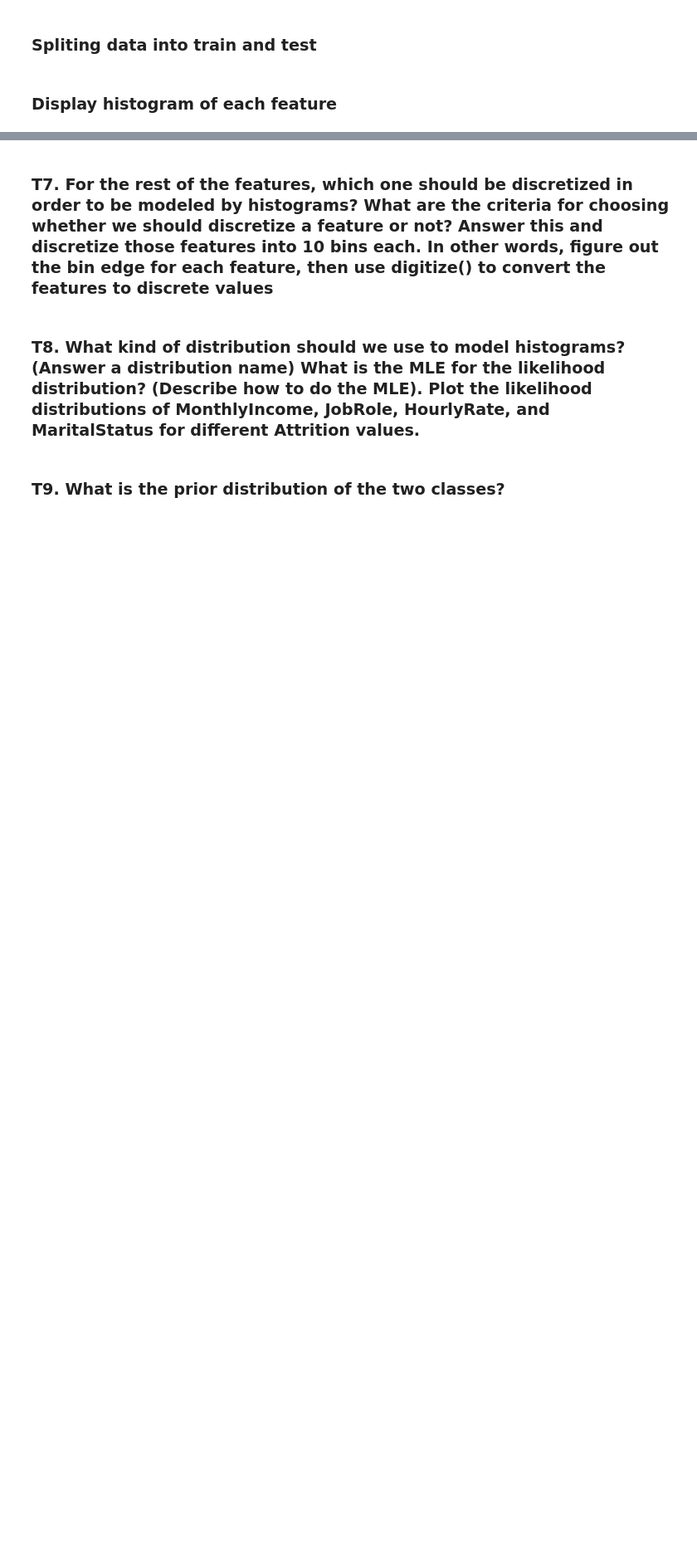
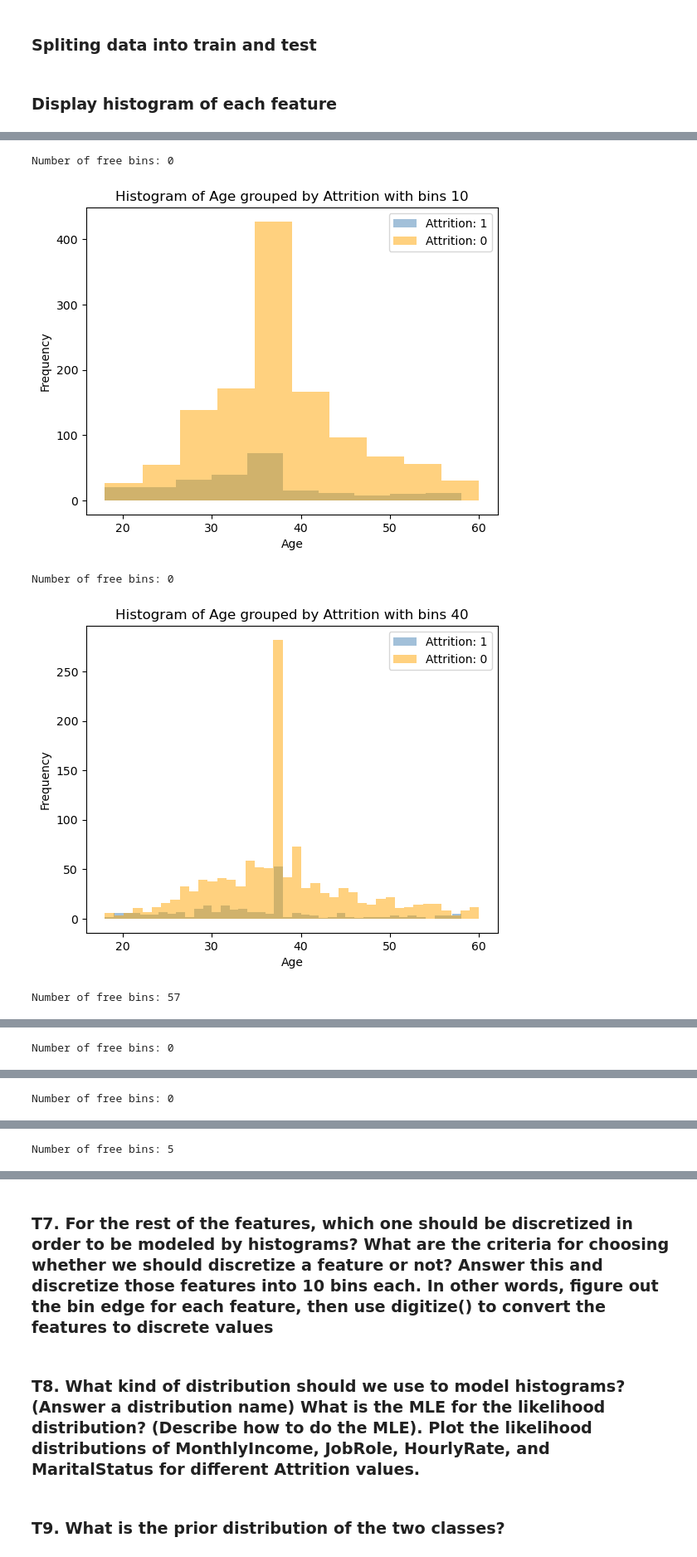
Before and after one commit to GnuBurn/PatternReg, a Jupyter notebook: Hw2/Pattern_HW2_student_2026.ipynb, the cells around one changed output, grey strips where cells are left out. Shown at 83% size. Cells and saved outputs as stored; diff of their text form; code cells hidden in the pictures; blank space fills up the shorter version.

```diff
--- a/Hw2/Pattern_HW2_student_2026.ipynb
+++ b/Hw2/Pattern_HW2_student_2026.ipynb
@@ -73,0 +170,11 @@ def display_histogram(df, col_name, cls, n_bin = 40):
+# %%
+#bins = 10
+for col in ['Age', 'MonthlyIncome', 'DistanceFromHome']:
+    for bin in [10, 40, 100]:
+        display_histogram(df, col, 'Attrition', bin)
+# %% [output]
+Number of free bins: 0
+[figure, added]
+Number of free bins: 0
+[figure, added]
+Number of free bins: 57
@@ -73,0 +182 @@ def display_histogram(df, col_name, cls, n_bin = 40):
+Number of free bins: 0
@@ -73,0 +184 @@ def display_histogram(df, col_name, cls, n_bin = 40):
+Number of free bins: 0
@@ -73,0 +186 @@ def display_histogram(df, col_name, cls, n_bin = 40):
+Number of free bins: 5
```
Also changed, not shown: parts of 16 cells of this notebook, 2 other files.
